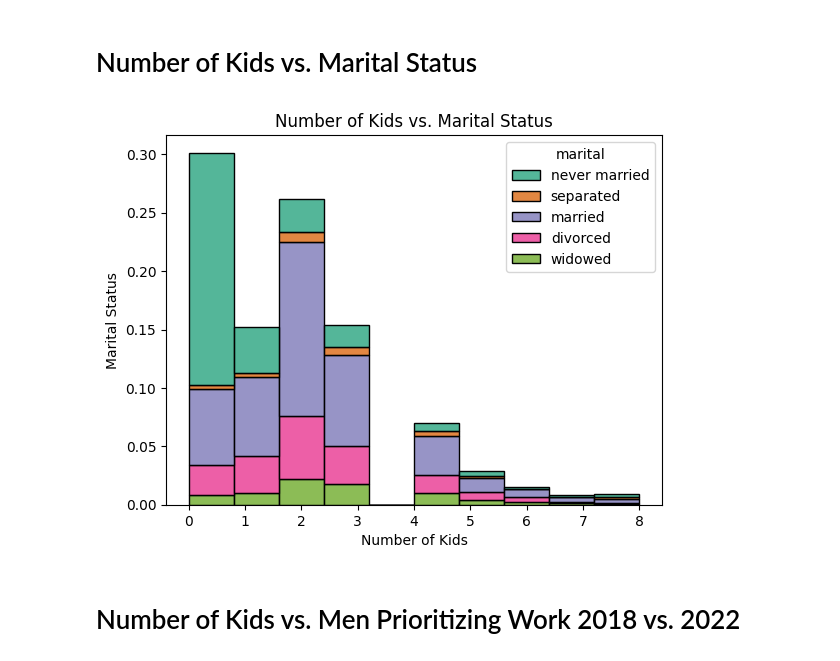
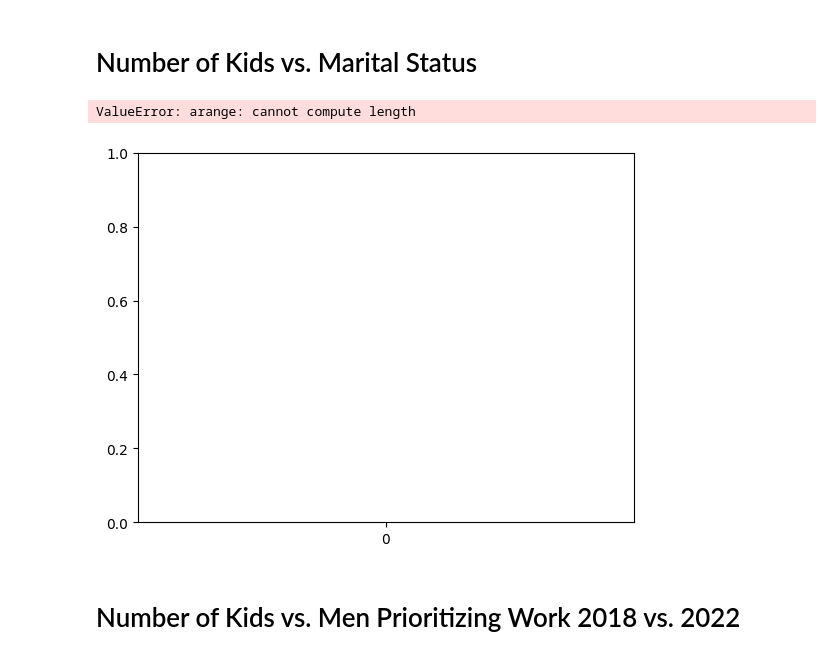
Before and after one commit to camigutie/EDA, a Jupyter notebook: GSS_Camila_Part.ipynb, the cells around one changed output. Cells and saved outputs as stored; diff of their text form; code cells hidden in the pictures.

```diff
--- a/GSS_Camila_Part.ipynb
+++ b/GSS_Camila_Part.ipynb
@@ -105,13 +105,15 @@ df2022 = df[df['year']== 2022].copy()
 # Number of Kids vs. Marital Status
 # %%
 #Grouped Histogram of Number of Kids vs. Marital Status
+df['childs'] = pd.Categorical(df['childs'],categories=["0","1","2","3","4","5","6","7","8"],ordered=True)
 sns.histplot(data=df,x='childs',hue='marital',stat='proportion', multiple='stack', bins=10, palette='Dark2')
 plt.title('Number of Kids vs. Marital Status')
 plt.xlabel('Number of Kids')
 plt.ylabel('Marital Status')
 plt.show()
 # %% [output]
+ValueError: arange: cannot compute length
-[figure, old version]
+[figure, new version]
 # %% [markdown]
 # Number of Kids vs. Men Prioritizing Work 2018 vs. 2022
 # %%
```
